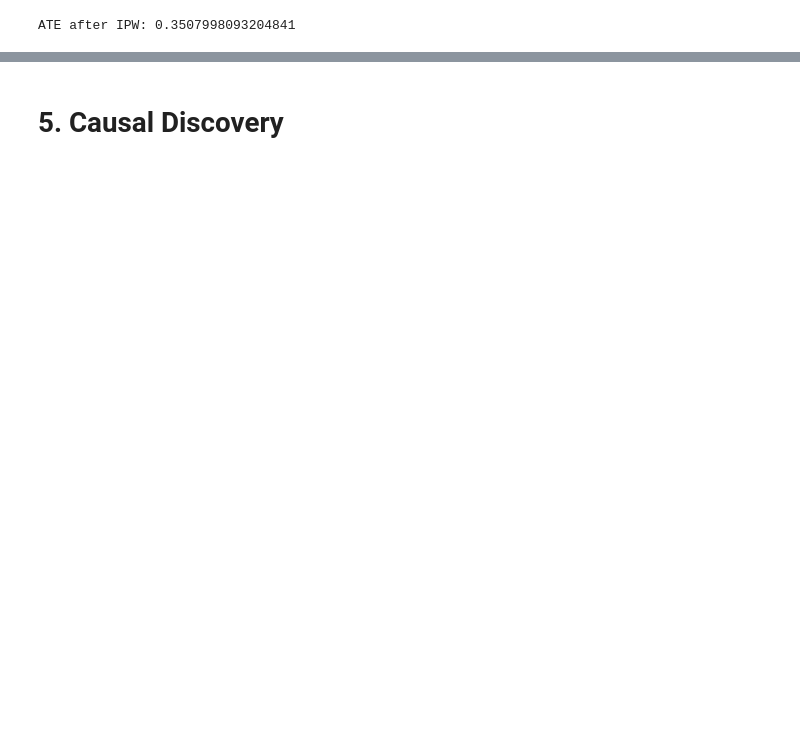
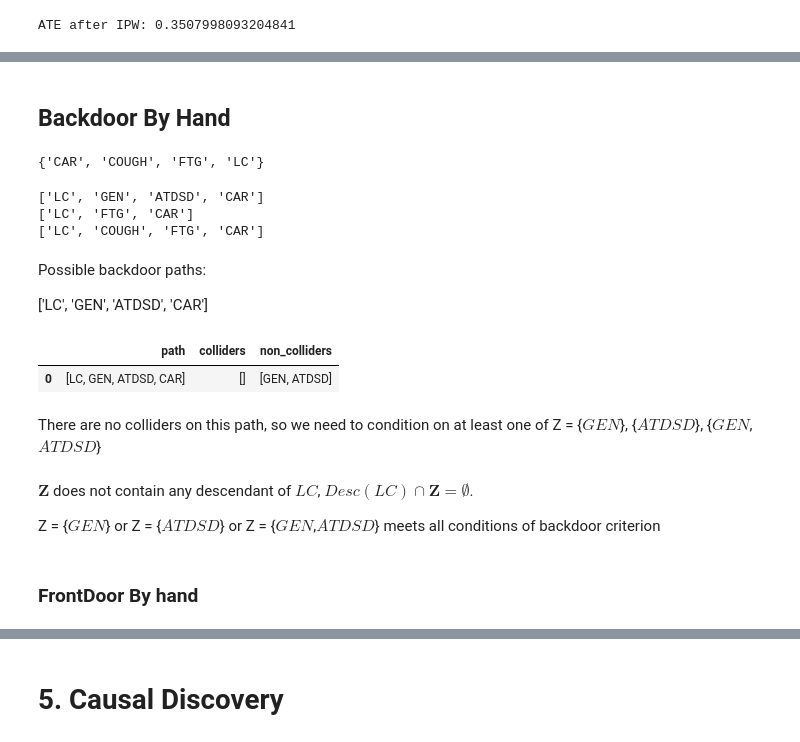
Before and after one commit to stathis99/Causal-DS, a Jupyter notebook: causal .ipynb, the cells around one changed output, grey strips where cells are left out. Drawn from its saved outputs; the diff is of its cells as text; code cells hidden in the pictures; blank space fills up the shorter version.

```diff
--- a/causal .ipynb
+++ b/causal .ipynb
@@ -250,0 +410,58 @@ Causal Estimate is 0.35197519148673784
+# %% [markdown]
+## Backdoor By Hand
+# %%
+## Descendants of COUGH
+
+nx.descendants(G,'LC') | {'LC'}
+# %% [output]
+{'CAR', 'COUGH', 'FTG', 'LC'}
+# %%
+H = G.to_undirected()
+
+all_possible_paths = list(nx.all_simple_paths(H, 'LC', 'CAR'))
+for path in all_possible_paths:
+    print(path)
+# %% [output]
+['LC', 'GEN', 'ATDSD', 'CAR']
+['LC', 'FTG', 'CAR']
+['LC', 'COUGH', 'FTG', 'CAR']
+# %% [markdown]
+Possible backdoor paths:
+
+['LC', 'GEN', 'ATDSD', 'CAR']
+# %%
+adjustment_variables = pd.DataFrame(columns=['path', 'colliders', 'non_colliders'])
+
+path = ['LC', 'GEN', 'ATDSD', 'CAR']
+
+colliders = np.array([])
+non_colliders = []
+path_len = len(path)
+
+# we loop through adjacent variables on the path, ignoring the source and target variables as potential colliders
+for node0, node1, node2 in zip(path[0:path_len-2], path[1:path_len-1], path[2:]):
+    # if there is an arrow pointing into node1 from both sides on the path, it is a collider
+    if G.has_edge(node0, node1) and G.has_edge(node2, node1):
+        colliders = np.append(colliders, list(nx.descendants(G,node1)) + [node1]) # so we add it (and all its descendants) to the list
+# we flatten the list of list
+colliders = colliders.flatten()
+
+# any node on the path (excluding the source and target) that is not a collider is a non-collider
+non_colliders = [x for x in path[1:-1] if x not in colliders]
+
+# finally, we add the information to our dataframe, with the path, colliders, and non-colliders
+adjustment_variables.loc[len(adjustment_variables.index)] = [path, colliders, non_colliders]
+
+adjustment_variables
+# %% [output]
+|  | path | colliders | non_colliders |
+| 0 | [LC, GEN, ATDSD, CAR] | [] | [GEN, ATDSD] |
+# %% [markdown]
+There are no colliders on this path, so we need to condition on at least one of Z = {$GEN$}, {$ATDSD$}, {$GEN$,$ATDSD$}
+# %% [markdown]
+
+$\mathbf{Z}$ does not contain any descendant of $LC$, $Desc(LC) \cap \mathbf{Z} = \emptyset$.
+
+Z = {$GEN$} or Z = {$ATDSD$} or Z = {$GEN$,$ATDSD$} meets all conditions of backdoor criterion
+# %% [markdown]
+### FrontDoor By hand
```
Also changed, not shown: parts of 54 cells of this notebook.
